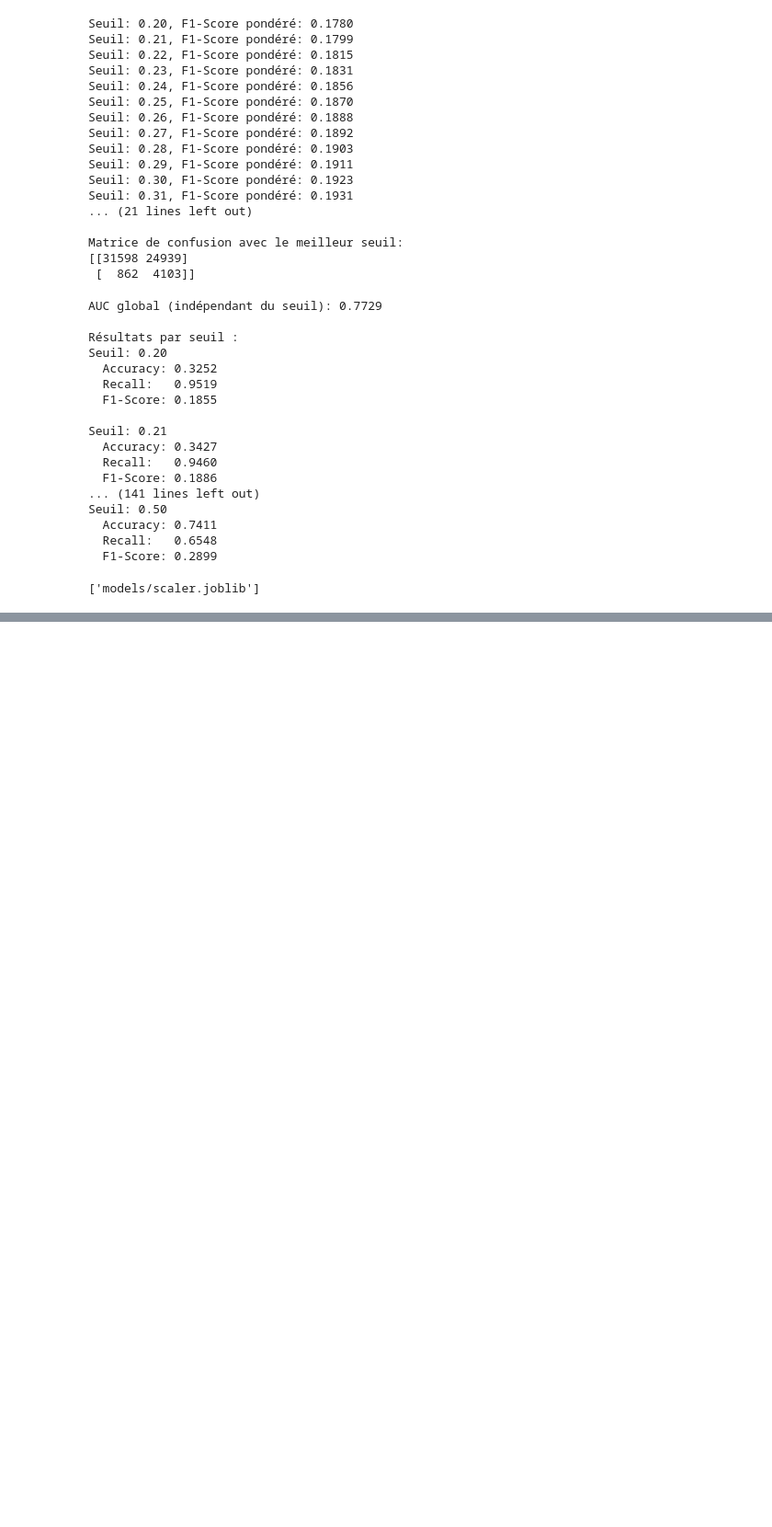
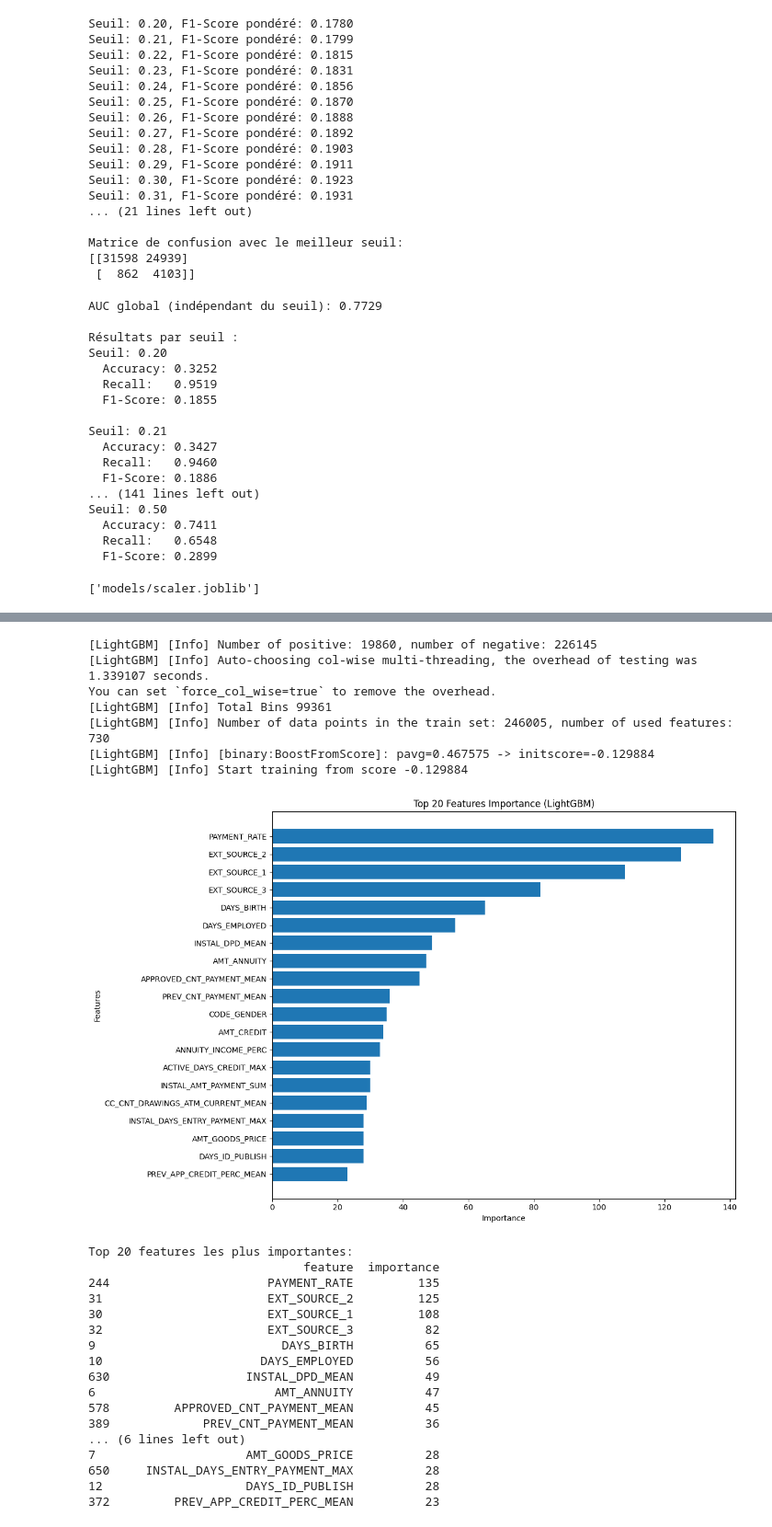
Before and after one commit to EP-portfolio/PROJET_7, a Jupyter notebook: PROJET_7.ipynb, the cells around one changed output, grey strips where cells are left out. Shown at 92% size. Saved outputs shown, nothing was run; the diff lists cells and outputs as text; code cells hidden in the pictures; blank space fills up the shorter version.

```diff
--- a/PROJET_7.ipynb
+++ b/PROJET_7.ipynb
@@ -1239,0 +1690,59 @@ joblib.dump(scaler, 'models/scaler.joblib')
+# %%
+import matplotlib.pyplot as plt
+
+# Créer et entraîner le meilleur modèle
+best_model = lgb.LGBMClassifier(
+    n_estimators=best_result['params']['n_estimators'],
+    learning_rate=best_result['params']['learning_rate'],
+    num_leaves=best_result['params']['num_leaves'],
+    max_depth=best_result['params']['max_depth'],
+    class_weight={0:1, 1:10},
+    random_state=42
+)
+
+best_model.fit(X_train_scaled, y_train)
+
+# Feature Importance
+plt.figure(figsize=(12, 8))
+feature_importance = pd.DataFrame({
+    'feature': X_train_scaled.columns,
+    'importance': best_model.feature_importances_
+})
+feature_importance = feature_importance.sort_values('importance', ascending=True).tail(20)
+
+plt.barh(feature_importance['feature'], feature_importance['importance'])
+plt.title('Top 20 Features Importance (LightGBM)')
+plt.xlabel('Importance')
+plt.ylabel('Features')
+plt.tight_layout()
+plt.show()
+
+# Afficher aussi les valeurs numériques
+print("\nTop 20 features les plus importantes:")
+print(feature_importance.sort_values('importance', ascending=False))
+# %% [output]
+[LightGBM] [Info] Number of positive: 19860, number of negative: 226145
+[LightGBM] [Info] Auto-choosing col-wise multi-threading, the overhead of testing was 1.339107 seconds.
+You can set `force_col_wise=true` to remove the overhead.
+[LightGBM] [Info] Total Bins 99361
+[LightGBM] [Info] Number of data points in the train set: 246005, number of used features: 730
+[LightGBM] [Info] [binary:BoostFromScore]: pavg=0.467575 -> initscore=-0.129884
+[LightGBM] [Info] Start training from score -0.129884
+[figure, added]
+Top 20 features les plus importantes:
+                              feature  importance
+244                      PAYMENT_RATE         135
+31                       EXT_SOURCE_2         125
+30                       EXT_SOURCE_1         108
+32                       EXT_SOURCE_3          82
+9                          DAYS_BIRTH          65
+10                      DAYS_EMPLOYED          56
+630                   INSTAL_DPD_MEAN          49
+6                         AMT_ANNUITY          47
+578         APPROVED_CNT_PAYMENT_MEAN          45
+389             PREV_CNT_PAYMENT_MEAN          36
+... (6 lines left out)
+7                     AMT_GOODS_PRICE          28
+650     INSTAL_DAYS_ENTRY_PAYMENT_MAX          28
+12                    DAYS_ID_PUBLISH          28
+372         PREV_APP_CREDIT_PERC_MEAN          23
```
Also changed, not shown: parts of 12 cells of this notebook, 5 other files.
